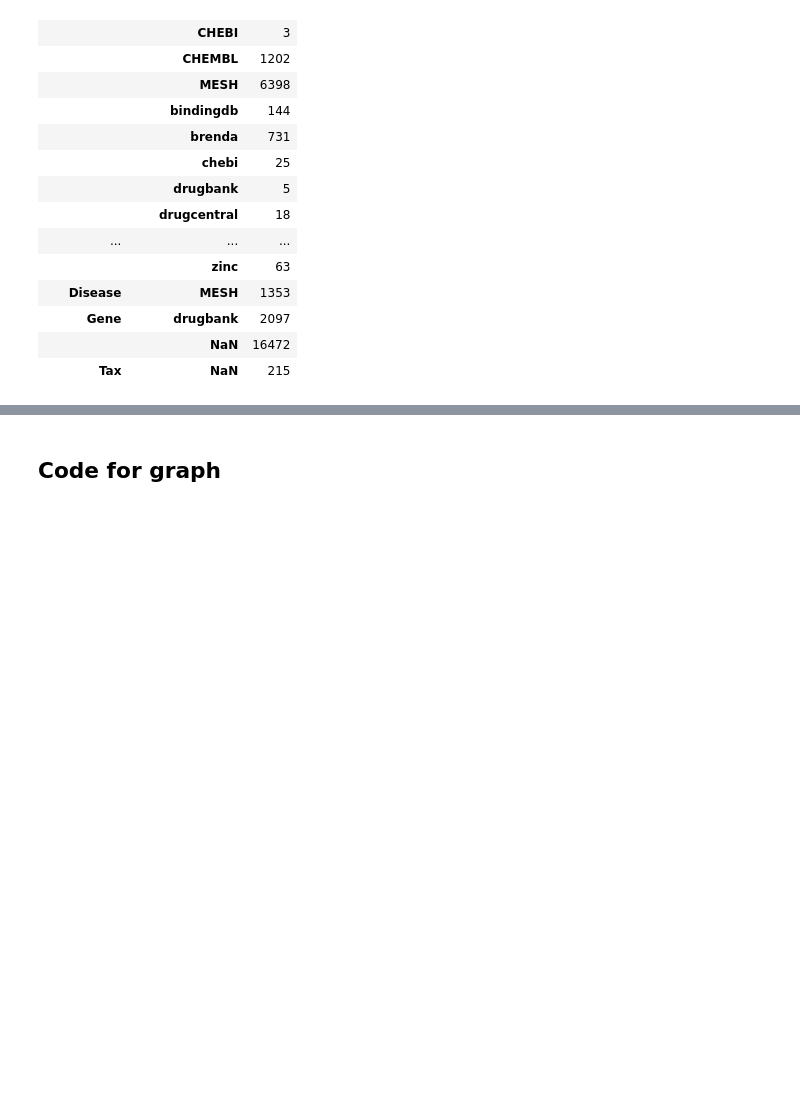
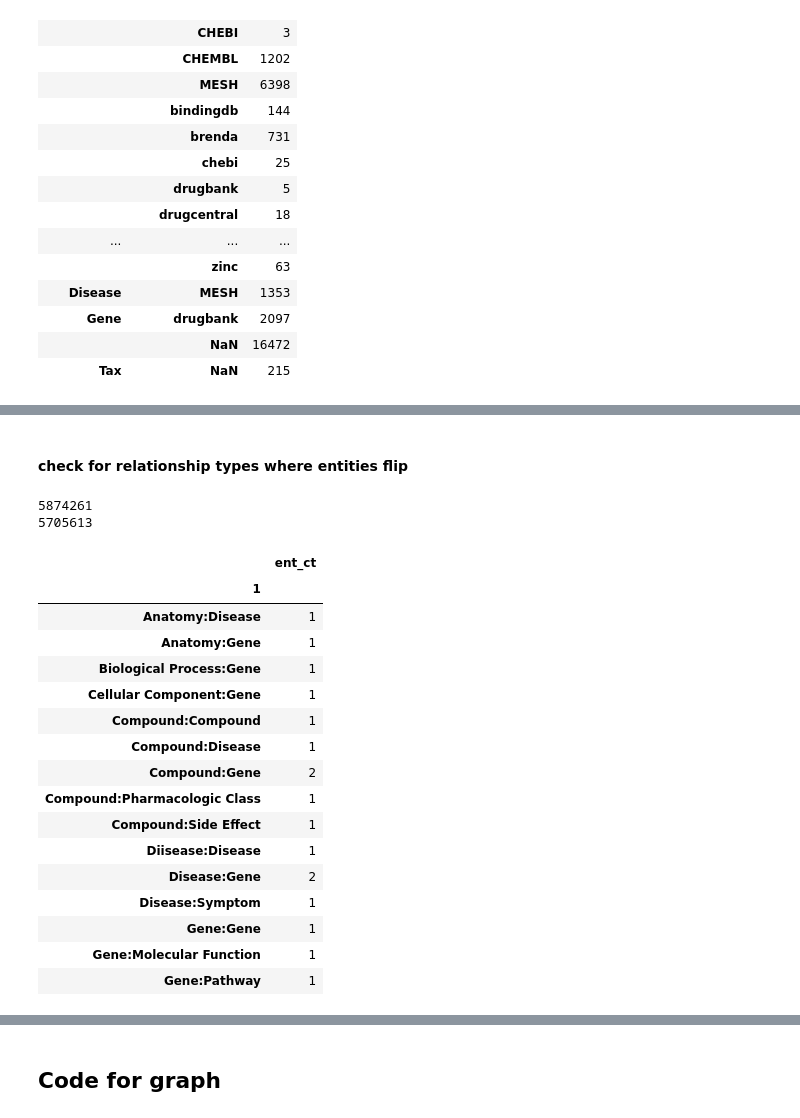
Before and after one commit to Ale9806/SIMPLLM, a Jupyter notebook: DEVELOPER - DRKG_mapping_with_BiolinkBERT copy.ipynb, the cells around one changed output, grey strips where cells are left out. Cells and saved outputs as stored; diff of their text form; code cells hidden in the pictures; blank space fills up the shorter version.

```diff
--- a/DEVELOPER - DRKG_mapping_with_BiolinkBERT copy.ipynb
+++ b/DEVELOPER - DRKG_mapping_with_BiolinkBERT copy.ipynb
@@ -574,3 +556,43 @@ drkg_unmatched.drop_duplicates(subset=['entity_type','ontology_name'])
 | 41660 | Disease::MESH:C000590 | MESH::C000590 | NaN | Disease | MESH:C000590 | MESH | C000590 |
 | 46636 | Gene:: | Gene:: | NaN | Gene |  | None |  |
 | 83759 | Gene::drugbank:BE0000001 | Gene::drugbank:BE0000001 | NaN | Gene | drugbank:BE0000001 | drugbank | BE0000001 |
+# %% [markdown]
+#### check for relationship types where entities flip
+# %%
+# Create entity type dictionary and map translated words to
+entitytype_dict = pd.Series(drkg_entity_df['entity_type'].values, index=drkg_entity_df['drkg_id']).to_dict()
+entityconnection_dict = pd.Series(relation_glossary['Connected entity-types'].values, index=relation_glossary['Relation-name']).to_dict()
+
+drkg_test    = drkg_df.copy()
+drkg_test = convert_entitynames(drkg_test, 0, entitytype_dict)
+drkg_test = convert_entitynames(drkg_test, 2, entitytype_dict)
+drkg_test = convert_entitynames(drkg_test, 1, entityconnection_dict)
+print(len(drkg_test))
+print(len(drkg_test.dropna()))
+
+drkg_test = drkg_test.dropna()
+drkg_test.drop_duplicates().groupby(1).agg(
+    ent_ct = (0, 'count')
+)
+
+# Only Compound:Gene and Disease:Gene have >1 pairing
+# %% [output]
+5874261
+5705613
+|  | ent_ct |
+| 1 |  |
+| Anatomy:Disease | 1 |
+| Anatomy:Gene | 1 |
+| Biological Process:Gene | 1 |
+| Cellular Component:Gene | 1 |
+| Compound:Compound | 1 |
+| Compound:Disease | 1 |
+| Compound:Gene | 2 |
+| Compound:Pharmacologic Class | 1 |
+| Compound:Side Effect | 1 |
+| Diisease:Disease | 1 |
+| Disease:Gene | 2 |
+| Disease:Symptom | 1 |
+| Gene:Gene | 1 |
+| Gene:Molecular Function | 1 |
+| Gene:Pathway | 1 |
```
Also changed, not shown: parts of 8 cells of this notebook.
